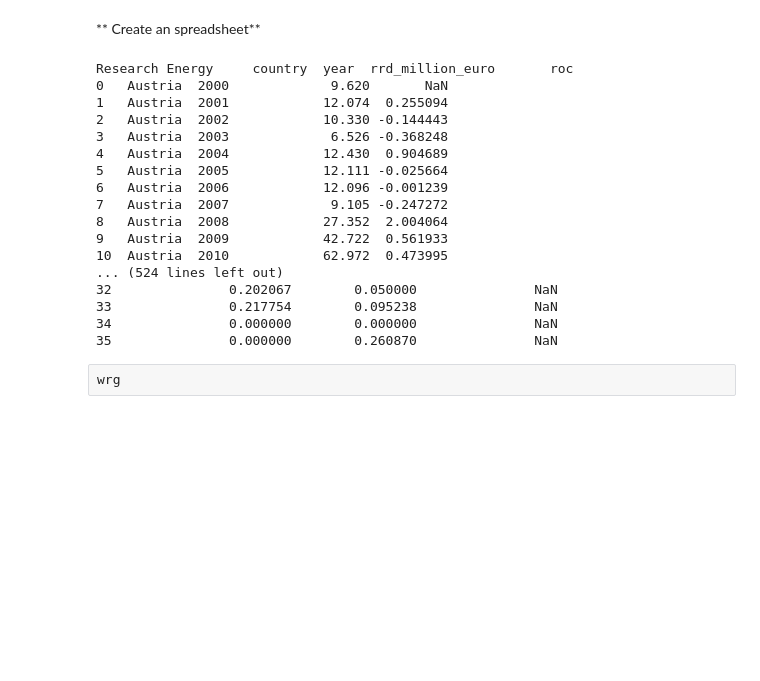
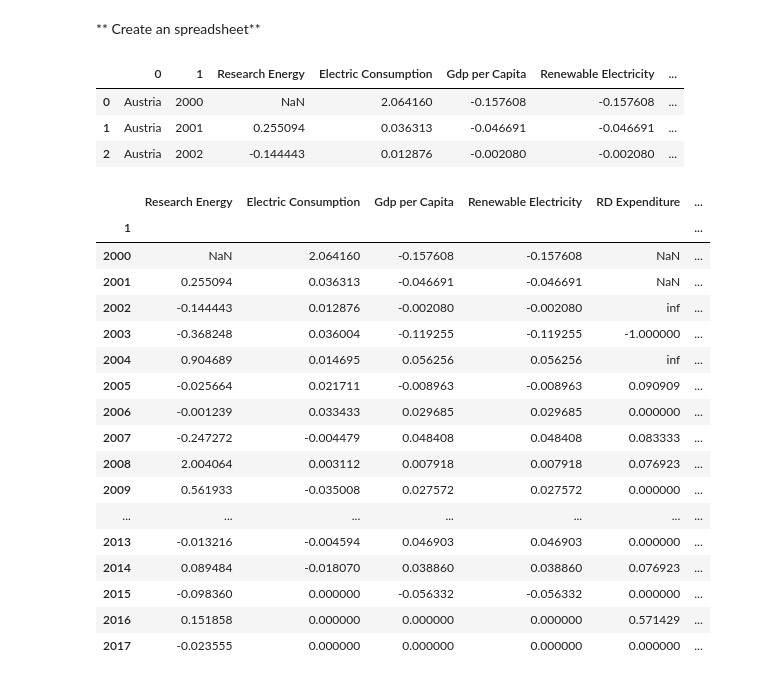
Before and after one commit to Eslsamu/energy-data-analysis, a Jupyter notebook: data_transformation.ipynb, the cells around one changed output. Cells and saved outputs as stored; diff of their text form; code cells hidden in the pictures; blank space fills up the shorter version.

Commit message:
single country time series functionality

```diff
--- a/data_transformation.ipynb
+++ b/data_transformation.ipynb
@@ -336,37 +337,44 @@ c = np.ravel([[e for y in range(len(years))] for e in eu_countries])
 countries_years = pd.DataFrame(np.c_[c,y])
 
 
-countries_years = countries_years.reset_index(drop = True)
+time_series = countries_years.reset_index(drop = True)
 for name, t in tables.items():
     t = t.drop(t[~t['country'].isin(eu_countries)].index)
     t =  t.reset_index(drop=True)
-    print(name,t)
-    countries_years[name] = t['roc']
-    print(countries_years)
+    time_series[name] = t['roc']
 
-
-#research_energy, electric_consumption = [d.reset_index(drop = True) for d in (research_energy, electric_consumption)]
-#research_energy.join(electric_consumption,'kwh_per_capita_consumption')
-f
-#research_energy
-#electric_consumption
+time_series.head(3)
 # %% [output]
-Research Energy     country  year  rrd_million_euro       roc
-0   Austria  2000             9.620       NaN
-1   Austria  2001            12.074  0.255094
-2   Austria  2002            10.330 -0.144443
-3   Austria  2003             6.526 -0.368248
-4   Austria  2004            12.430  0.904689
-5   Austria  2005            12.111 -0.025664
-6   Austria  2006            12.096 -0.001239
-7   Austria  2007             9.105 -0.247272
-8   Austria  2008            27.352  2.004064
-9   Austria  2009            42.722  0.561933
-10  Austria  2010            62.972  0.473995
-... (524 lines left out)
-32               0.202067        0.050000               NaN
-33               0.217754        0.095238               NaN
-34               0.000000        0.000000               NaN
-35               0.000000        0.260870               NaN
+|  | 0 | 1 | Research Energy | Electric Consumption | Gdp per Capita | Renewable Electricity | ... |
+| 0 | Austria | 2000 | NaN | 2.064160 | -0.157608 | -0.157608 | ... |
+| 1 | Austria | 2001 | 0.255094 | 0.036313 | -0.046691 | -0.046691 | ... |
+| 2 | Austria | 2002 | -0.144443 | 0.012876 | -0.002080 | -0.002080 | ... |
-# %% [raw]
-wrg
+# %%
+def country_series(country = 'Austria'):
+    cs = time_series.loc[time_series[0]==country]
+    cs = cs.set_index(cs[1])
+    cs = cs.drop(0,1)
+    cs = cs.drop(1,1)
+    return cs
+
+cs = country_series('Austria')
+cs
+# %% [output]
+|  | Research Energy | Electric Consumption | Gdp per Capita | Renewable Electricity | RD Expenditure | ... |
+| 1 |  |  |  |  |  | ... |
+| 2000 | NaN | 2.064160 | -0.157608 | -0.157608 | NaN | ... |
+| 2001 | 0.255094 | 0.036313 | -0.046691 | -0.046691 | NaN | ... |
+| 2002 | -0.144443 | 0.012876 | -0.002080 | -0.002080 | inf | ... |
+| 2003 | -0.368248 | 0.036004 | -0.119255 | -0.119255 | -1.000000 | ... |
+| 2004 | 0.904689 | 0.014695 | 0.056256 | 0.056256 | inf | ... |
+| 2005 | -0.025664 | 0.021711 | -0.008963 | -0.008963 | 0.090909 | ... |
+| 2006 | -0.001239 | 0.033433 | 0.029685 | 0.029685 | 0.000000 | ... |
+| 2007 | -0.247272 | -0.004479 | 0.048408 | 0.048408 | 0.083333 | ... |
+| 2008 | 2.004064 | 0.003112 | 0.007918 | 0.007918 | 0.076923 | ... |
+| 2009 | 0.561933 | -0.035008 | 0.027572 | 0.027572 | 0.000000 | ... |
+| ... | ... | ... | ... | ... | ... | ... |
+| 2013 | -0.013216 | -0.004594 | 0.046903 | 0.046903 | 0.000000 | ... |
+| 2014 | 0.089484 | -0.018070 | 0.038860 | 0.038860 | 0.076923 | ... |
+| 2015 | -0.098360 | 0.000000 | -0.056332 | -0.056332 | 0.000000 | ... |
+| 2016 | 0.151858 | 0.000000 | 0.000000 | 0.000000 | 0.571429 | ... |
+| 2017 | -0.023555 | 0.000000 | 0.000000 | 0.000000 | 0.000000 | ... |
```
Also changed, not shown: parts of 2 cells of this notebook.
